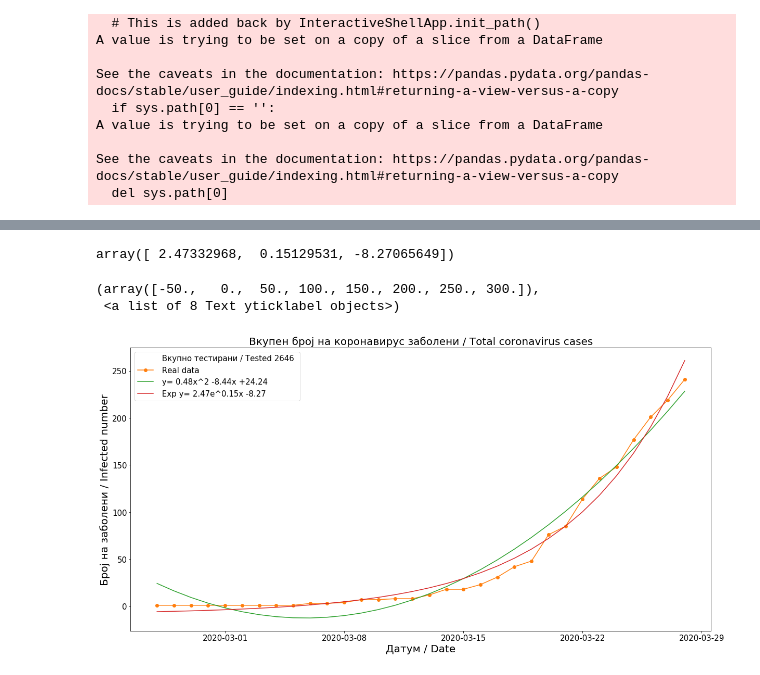
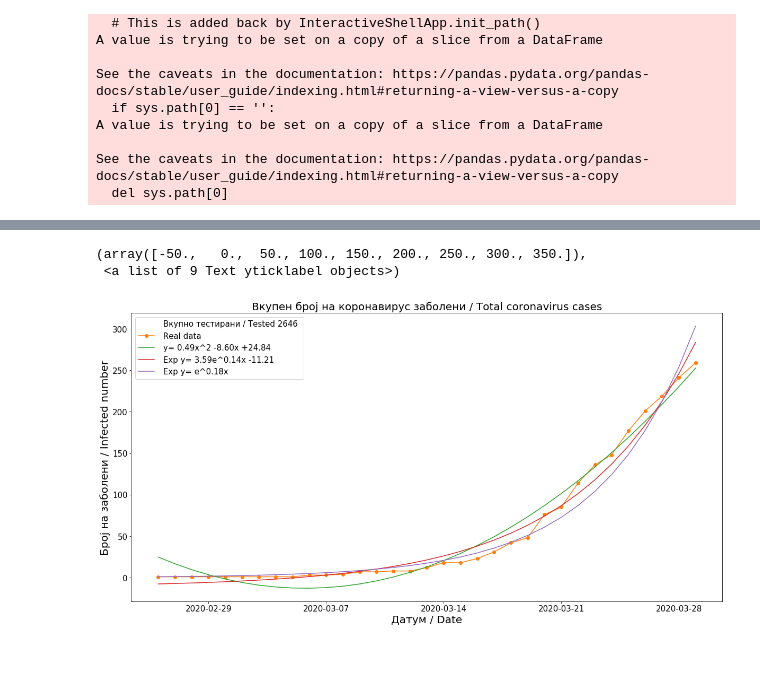
Before and after one commit to Sinisha12/ML_DL, a Jupyter notebook: corona/Covid-19-Macedonia_data_set.ipynb, the cells around one changed output, grey strips where cells are left out. Drawn from its saved outputs; the diff is of its cells as text; code cells hidden in the pictures.

```diff
--- a/corona/Covid-19-Macedonia_data_set.ipynb
+++ b/corona/Covid-19-Macedonia_data_set.ipynb
@@ -14,5 +14,5 @@ izleceni = [0, 0, 0, 0, 0, 0, 0, 0, 0, 0, 0, 0, 0, 0, 0, 0, 0, 0, 0, 0, 1, 0, 0,
 # %%
-pocinati = [0, 0, 0, 0, 0, 0, 0, 0, 0, 0, 0, 0, 0, 0, 0, 0, 0, 0, 0, 0, 0, 0, 0, 0, 0, 1, 1, 0, 1, 0, 0, 1]
+pocinati = [0, 0, 0, 0, 0, 0, 0, 0, 0, 0, 0, 0, 0, 0, 0, 0, 0, 0, 0, 0, 0, 0, 0, 0, 0, 1, 1, 0, 1, 0, 0, 1, 2]
 # %%
 df = pd.DataFrame({'datum': datelist, 'novi_pozitivni':novi, 'vkupno_novi': np.zeros(len(novi)), 'izleceni': izleceni,'vkupno_izleceni': np.zeros(len(novi)), 'pocinati' : pocinati, 'vkupno_pocinati': np.zeros(len(novi)), 'active': np.zeros(len(novi))})
 # %%
@@ -101,31 +101,35 @@ y = kvadratni[0]*(x_data**2) + kvadratni[1]*x_data + kvadratni[2]
 # %%
 def func(x, a, b, c):
     return a * np.exp(b * x) + c
+# %%
+def func_1(x, b):
+    return np.exp(b * x)
 # %%
 popt, pcov = curve_fit(func, x_data, y_data)
-# %%
-popt
-# %% [output]
-array([ 2.47332968,  0.15129531, -8.27065649])
+# %%
+popt1, pcov1 = curve_fit(func_1, x_data, y_data)
 # %%
 y_exp = func(x_data, *popt)
+# %%
+y_exp_1 = func_1(x_data, *popt1)
 # %%
 testirani = 2240 + 406
 # %%
 plt.figure(figsize=(20,10))
 plt.plot([], [], ' ', label=" Вкупно тестирани / Tested %d " %testirani)
 plt.plot(df['datum'],df['vkupno_novi'],'-o', label = ' Real data')
 plt.plot(df['datum'],y, label = ' y= %2.2fx^2 %2.2fx %+2.2f' % tuple(kvadratni))
 plt.plot(df['datum'], y_exp, label = ' Exp y= %2.2fe^%2.2fx %+2.2f' % tuple(popt))
+plt.plot(df['datum'], y_exp_1, label = ' Exp y= e^%2.2fx' % tuple(popt1))
 plt.legend(fontsize=15)
 plt.title("Вкупен број на коронавирус заболени / Total coronavirus cases", fontsize=20)
 plt.xlabel("Датум / Date", fontsize=20)
 plt.ylabel("Број на заболени / Infected number", fontsize=20)
 plt.xticks(fontsize=15)
 plt.yticks(fontsize=15)
 # %% [output]
-(array([-50.,   0.,  50., 100., 150., 200., 250., 300.]),
- <a list of 8 Text yticklabel objects>)
+(array([-50.,   0.,  50., 100., 150., 200., 250., 300., 350.]),
+ <a list of 9 Text yticklabel objects>)
-[figure, old version]
+[figure, new version]
 # %%
 df.to_csv('corona_north_macedonia.csv',index=False)
```
Also changed, not shown: parts of 7 cells of this notebook, 2 other files.
